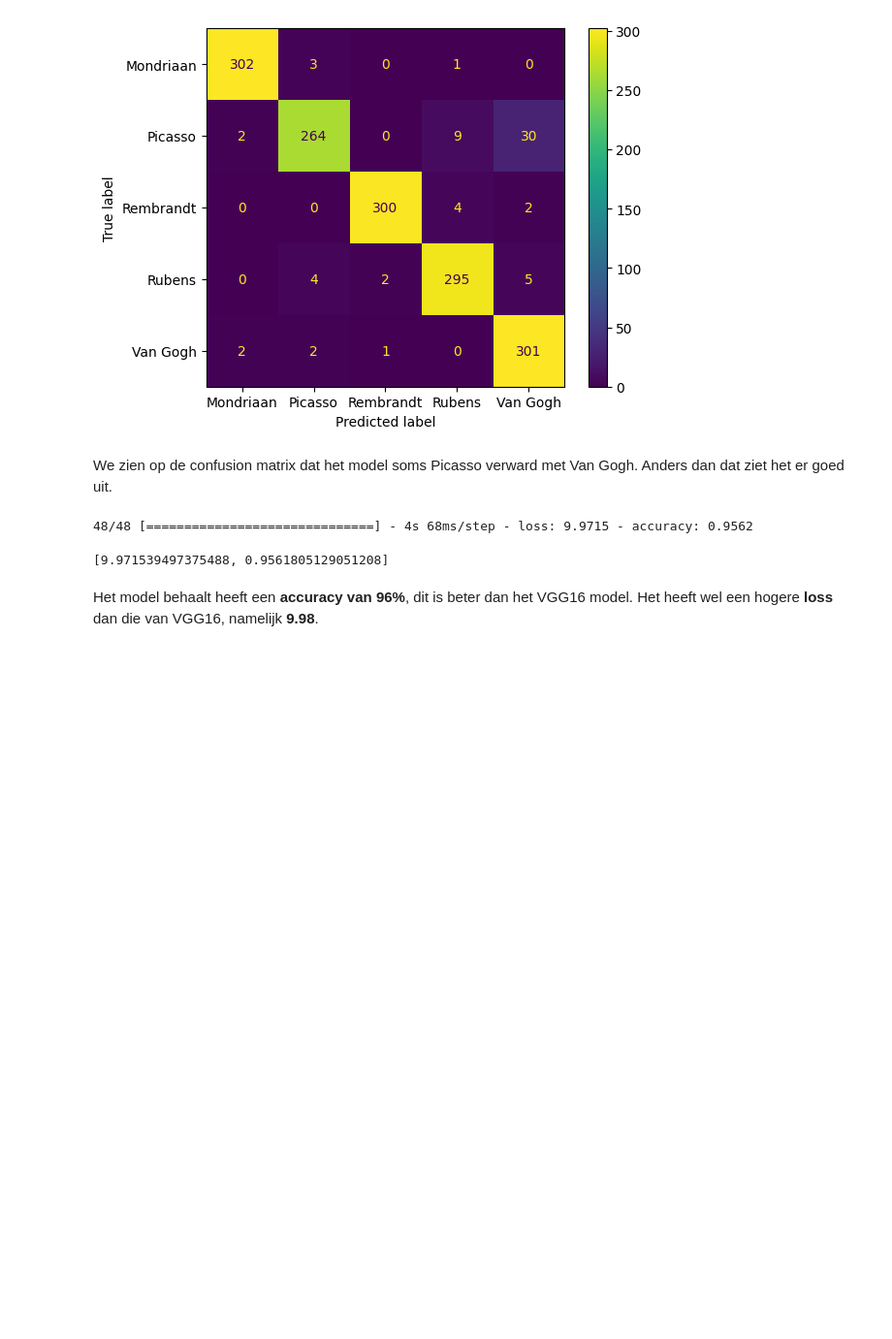
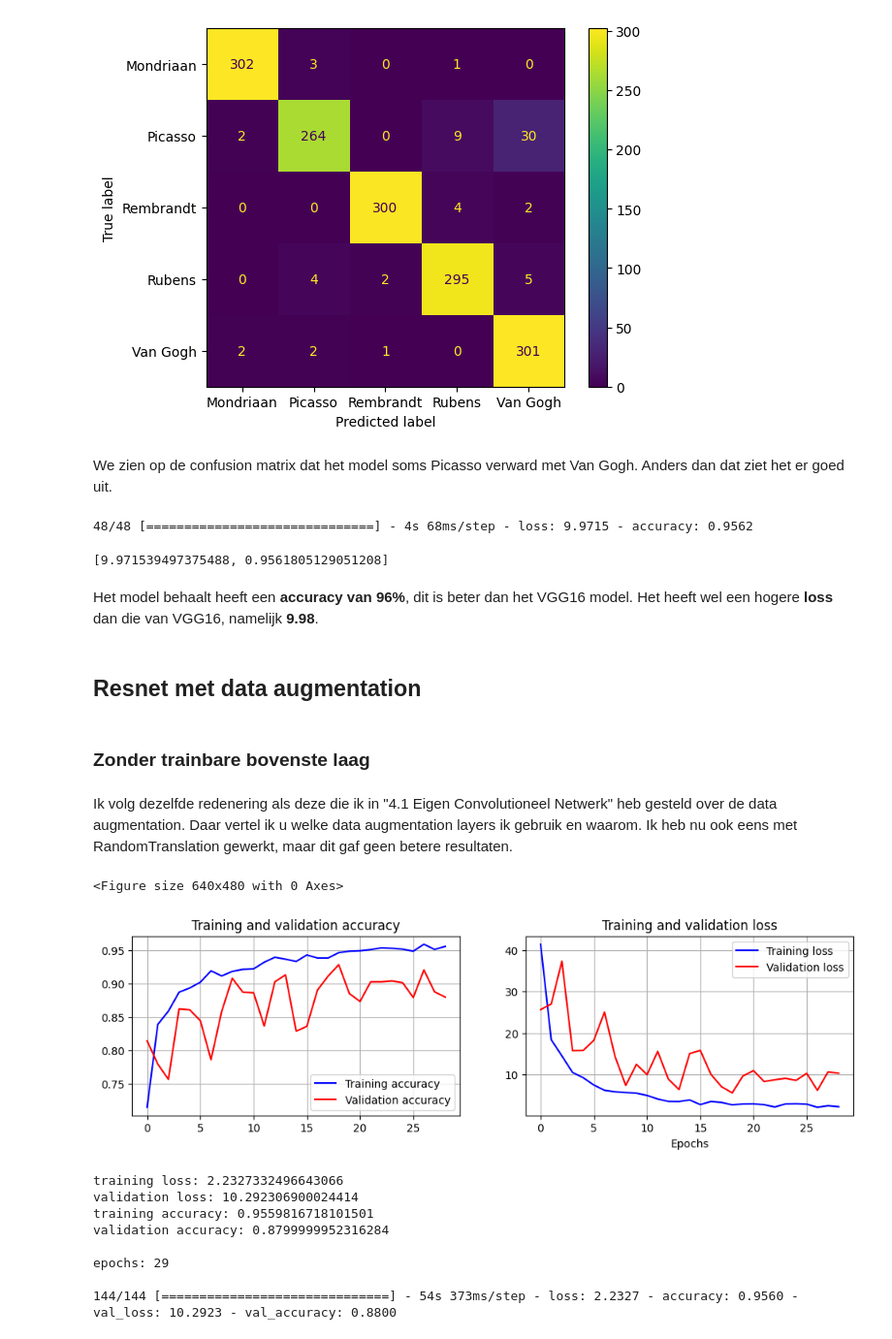
Before and after one commit to MichelDekiere/Opdracht-schilders, a Jupyter notebook: 4. Eigen Modellen/4.2 CNN met transfer learning/opstellen transfer learning model.ipynb, the cells around one changed output. Shown at 97% size. Drawn from its saved outputs; the diff is of its cells as text; code cells hidden in the pictures; blank space fills up the shorter version.

Commit message:
added data augmentation to ResNet

```diff
--- a/4. Eigen Modellen/4.2 CNN met transfer learning/opstellen transfer learning model.ipynb
+++ b/4. Eigen Modellen/4.2 CNN met transfer learning/opstellen transfer learning model.ipynb
@@ -165,3 +166,9 @@ model.evaluate(test_data, test_labels)
 [9.971539497375488, 0.9561805129051208]
 # %% [markdown]
 Het model behaalt heeft een **accuracy van 96%**, dit is beter dan het VGG16 model. Het heeft wel een hogere **loss** dan die van VGG16, namelijk **9.98**.
+# %% [markdown]
+## Resnet met data augmentation
+# %% [markdown]
+### Zonder trainbare bovenste laag
+# %% [markdown]
+Ik volg dezelfde redenering als deze die ik in "4.1 Eigen Convolutioneel Netwerk" heb gesteld over de data augmentation. Daar vertel ik u welke data augmentation layers ik gebruik en waarom. Ik heb nu ook eens met RandomTranslation gewerkt, maar dit gaf geen betere resultaten.
@@ -167,0 +203,29 @@ Het model behaalt heeft een **accuracy van 96%**, dit is beter dan het VGG16 mod
+# %%
+callbacks_list = [
+     keras.callbacks.ModelCheckpoint(
+     filepath="ResNet_data_augmentation.keras",  # file waarin model wordt opgeslagen
+     save_best_only=True,  # beste model wordt opgeslagen obv validation loss!
+     monitor="val_accuracy"),
+     keras.callbacks.EarlyStopping(
+     monitor="val_accuracy",
+     patience=10,
+     ),
+     RealTimePlotCallback()
+]
+
+history = model.fit(
+         train_data, train_labels,
+         epochs=50,
+         validation_data=(val_data, val_labels),
+         callbacks=callbacks_list)
+# %% [output]
+<Figure size 640x480 with 0 Axes>
+[figure, added]
+training loss: 2.2327332496643066
+validation loss: 10.292306900024414
+training accuracy: 0.9559816718101501
+validation accuracy: 0.8799999952316284
+
+epochs: 29
+
+144/144 [==============================] - 54s 373ms/step - loss: 2.2327 - accuracy: 0.9560 - val_loss: 10.2923 - val_accuracy: 0.8800
```
Also changed, not shown: parts of 13 cells of this notebook, 2 other files.
